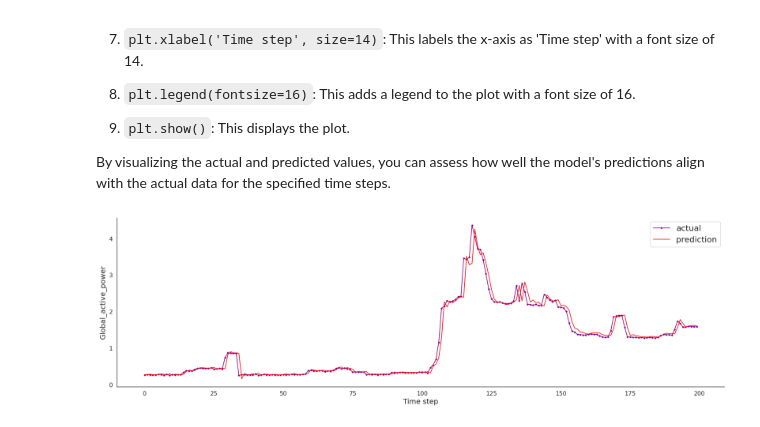
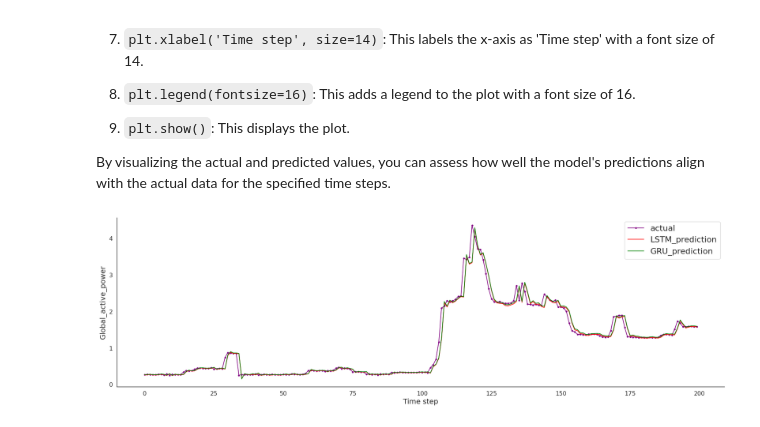
Before and after one commit to shaiqueuddin/IITR_Minor_in_AI, a Jupyter notebook: household_power_consumption.ipynb, the cells around one changed output. Drawn from its saved outputs; the diff is of its cells as text; code cells hidden in the pictures.

```diff
--- a/household_power_consumption.ipynb
+++ b/household_power_consumption.ipynb
@@ -829,15 +884,15 @@ By executing this code, you evaluate the performance of the LSTM model by compar
 # %%
-# make predictions
-train_predict = model.predict(X_train)
-test_predict = model.predict(X_test)
+# make LSTM predictions
+train_predict_LSTM = model_LSTM.predict(X_train)
+test_predict_LSTM = model_LSTM.predict(X_test)
 # invert predictions
-train_predict = scaler.inverse_transform(train_predict)
+train_predict_LSTM = scaler.inverse_transform(train_predict_LSTM)
 Y_train = scaler.inverse_transform([Y_train])
-test_predict = scaler.inverse_transform(test_predict)
+test_predict_LSTM = scaler.inverse_transform(test_predict_LSTM)
 Y_test = scaler.inverse_transform([Y_test])
 
-print('Train Mean Absolute Error:', mean_absolute_error(Y_train[0], train_predict[:,0]))
-print('Train Root Mean Squared Error:',np.sqrt(mean_squared_error(Y_train[0], train_predict[:,0])))
-print('Test Mean Absolute Error:', mean_absolute_error(Y_test[0], test_predict[:,0]))
-print('Test Root Mean Squared Error:',np.sqrt(mean_squared_error(Y_test[0], test_predict[:,0])))
+print('Train Mean Absolute Error:', mean_absolute_error(Y_train[0], train_predict_LSTM[:,0]))
+print('Train Root Mean Squared Error:',np.sqrt(mean_squared_error(Y_train[0], train_predict_LSTM[:,0])))
+print('Test Mean Absolute Error:', mean_absolute_error(Y_test[0], test_predict_LSTM[:,0]))
+print('Test Root Mean Squared Error:',np.sqrt(mean_squared_error(Y_test[0], test_predict_LSTM[:,0])))
 # %% [output]
@@ -849,0 +905,14 @@ Test Root Mean Squared Error: 0.2181057774899812
+# %%
+# make GRU predictions
+train_predict_GRU = model_GRU.predict(X_train)
+test_predict_GRU = model_GRU.predict(X_test)
+
+# invert predictions
+train_predict_GRU = scaler.inverse_transform(train_predict_GRU)
+test_predict_GRU = scaler.inverse_transform(test_predict_GRU)
+
+print('GRU Model Evaluation Results:')
+print('Train Mean Absolute Error:', mean_absolute_error(Y_train[0], train_predict_GRU[:,0]))
+print('Train Root Mean Squared Error:',np.sqrt(mean_squared_error(Y_train[0], train_predict_GRU[:,0])))
+print('Test Mean Absolute Error:', mean_absolute_error(Y_test[0], test_predict_GRU[:,0]))
+print('Test Root Mean Squared Error:',np.sqrt(mean_squared_error(Y_test[0], test_predict_GRU[:,0])))
@@ -903,30 +1000,31 @@ By visualizing the actual and predicted values, you can assess how well the mode
 # %%
 aa=[x for x in range(200)]
 # Creating a figure object with desired figure size
 plt.figure(figsize=(20,6))
 
 # Plotting the actual values in blue with a dot marker
 plt.plot(aa, Y_test[0][:200], marker='.', label="actual", color='purple')
 
 # Plotting the predicted values in green with a solid line
-plt.plot(aa, test_predict[:,0][:200], '-', label="prediction", color='red')
+plt.plot(aa, test_predict_LSTM[:,0][:200], '-', label="LSTM_prediction", color='red')
+plt.plot(aa, test_predict_GRU[:,0][:200], '-', label="GRU_prediction", color='green')
 
 # Removing the top spines
 sns.despine(top=True)
 
 # Adjusting the subplot location
 plt.subplots_adjust(left=0.07)
 
 # Labeling the y-axis
 plt.ylabel('Global_active_power', size=14)
 
 # Labeling the x-axis
 plt.xlabel('Time step', size=14)
 
 # Adding a legend with font size of 15
 plt.legend(fontsize=16)
 
 # Display the plot
 plt.show()
 # %% [output]
-[figure, old version]
+[figure, new version]
```
Also changed, not shown: parts of 13 cells of this notebook.
